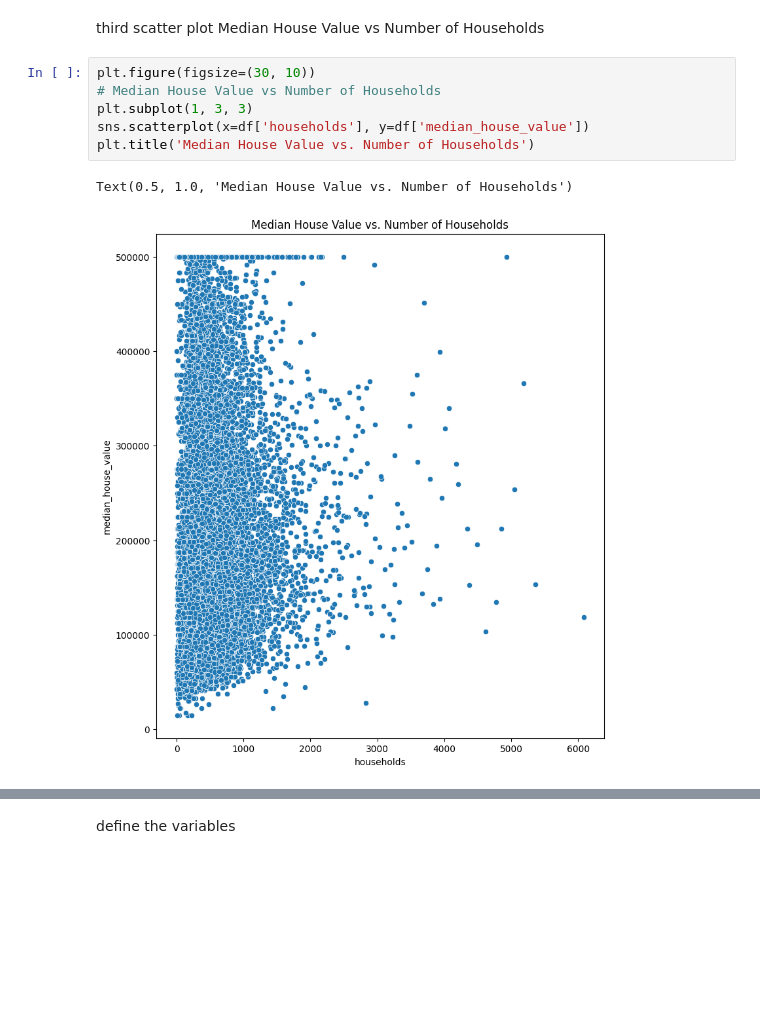
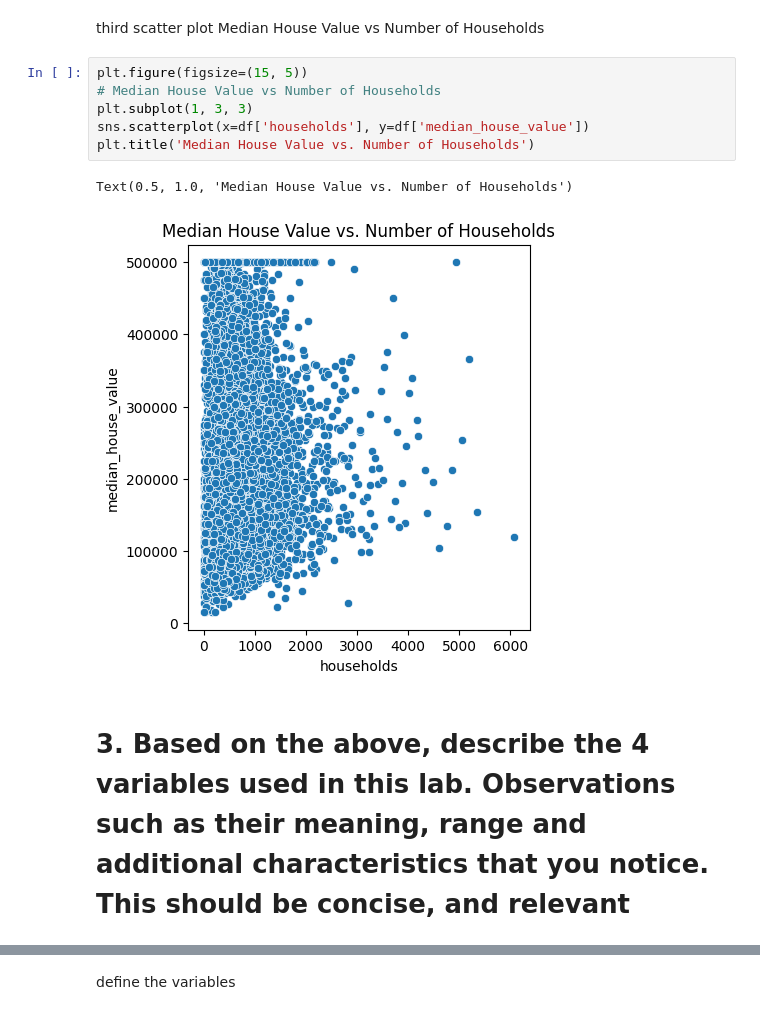
Before and after one commit to J7477/CSCN8010-assignments, a Jupyter notebook: lab1.ipynb, the cells around one changed output, grey strips where cells are left out. Cells and saved outputs as stored; diff of their text form; blank space fills up the shorter version.

```diff
--- a/lab1.ipynb
+++ b/lab1.ipynb
@@ -74,11 +74,13 @@ Text(0.5, 1.0, 'Median House Value vs. Population')
 # %% [markdown]
 third scatter plot Median House Value vs Number of Households
 # %%
-plt.figure(figsize=(30, 10))
+plt.figure(figsize=(15, 5))
 # Median House Value vs Number of Households
 plt.subplot(1, 3, 3)
 sns.scatterplot(x=df['households'], y=df['median_house_value'])
 plt.title('Median House Value vs. Number of Households')
 # %% [output]
 Text(0.5, 1.0, 'Median House Value vs. Number of Households')
-[figure, old version]
+[figure, new version]
+# %% [markdown]
+# 3. Based on the above, describe the 4 variables used in this lab. Observations such as their meaning, range and additional characteristics that you notice. This should be concise, and relevant
```
Also changed, not shown: parts of 13 cells of this notebook.
